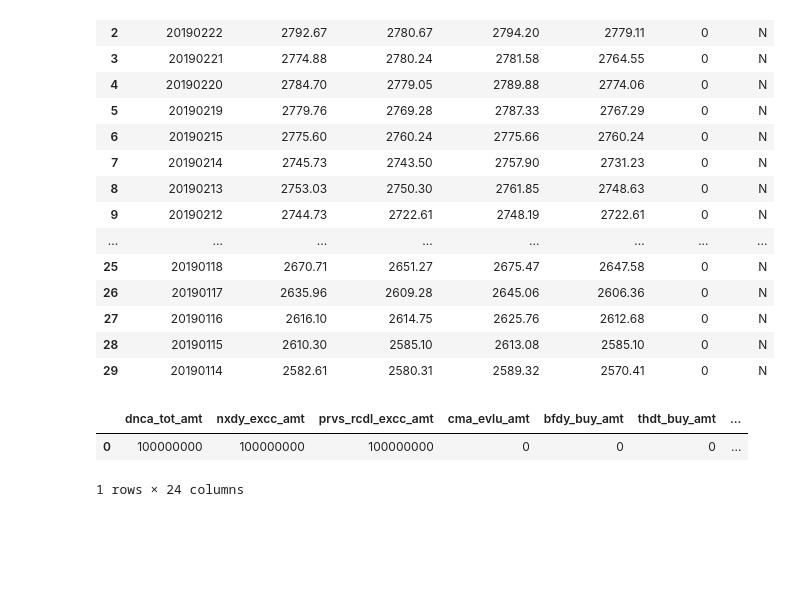
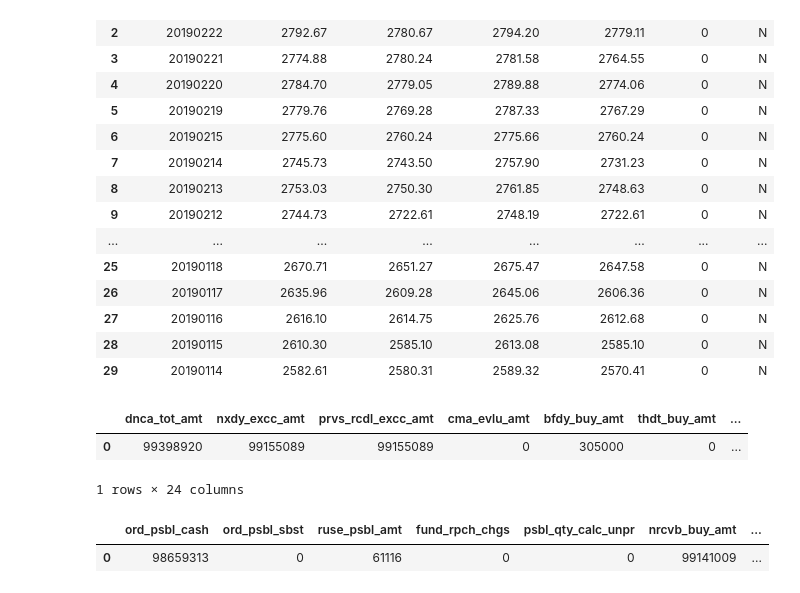
Before and after one commit to glace158/stockTrading, a Jupyter notebook: stock.ipynb, the cells around one changed output. Cells and saved outputs as stored; diff of their text form; code cells hidden in the pictures; blank space fills up the shorter version.

```diff
--- a/stock.ipynb
+++ b/stock.ipynb
@@ -352,10 +368,19 @@ kb.get_inquire_daily_chartprice( itm_no="SPX", inqr_strt_dt="20190111", inqr_end
 | 27 | 20190116 | 2616.10 | 2614.75 | 2625.76 | 2612.68 | 0 | N |
 | 28 | 20190115 | 2610.30 | 2585.10 | 2613.08 | 2585.10 | 0 | N |
 | 29 | 20190114 | 2582.61 | 2580.31 | 2589.32 | 2570.41 | 0 | N |
-# %%
-kb.get_inquire_balance_obj()
-# dnca_tot_amt , bfdy_buy_amt, thdt_buy_amt, tot_evlu_amt, nass_amt
-# %% [output]
-|  | dnca_tot_amt | nxdy_excc_amt | prvs_rcdl_excc_amt | cma_evlu_amt | bfdy_buy_amt | thdt_buy_amt | ... |
-| 0 | 100000000 | 100000000 | 100000000 | 0 | 0 | 0 | ... |
-1 rows × 24 columns
+# %%
+#price = kb.get_inquire_daily_itemchartprice(output_dv="1", itm_no="005930", inqr_strt_dt="", inqr_end_dt="")[["stck_prpr"]].values[0][0]
+#print(price)
+kb.get_inquire_balance_obj()
+# dnca_tot_amt : 예수금총금액, pchs_amt_smtl_amt : 매입금액합계금액 , evlu_amt_smtl_amt : 평가금액합계금액, evlu_pfls_smtl_amt : 평가손익합계금액, asst_icdc_amt : 자산증감액, asst_icdc_erng_rt : 자산증감수익율
+#rt_data.to_csv("test.csv")
+#print(rt_data)
+# %% [output]
+|  | dnca_tot_amt | nxdy_excc_amt | prvs_rcdl_excc_amt | cma_evlu_amt | bfdy_buy_amt | thdt_buy_amt | ... |
+| 0 | 99398920 | 99155089 | 99155089 | 0 | 305000 | 0 | ... |
+1 rows × 24 columns
+# %%
+kb.get_inquire_psbl_order()
+# %% [output]
+|  | ord_psbl_cash | ord_psbl_sbst | ruse_psbl_amt | fund_rpch_chgs | psbl_qty_calc_unpr | nrcvb_buy_amt | ... |
+| 0 | 98659313 | 0 | 61116 | 0 | 0 | 99141009 | ... |
```
Also changed, not shown: parts of 5 cells of this notebook, 2 other files.
